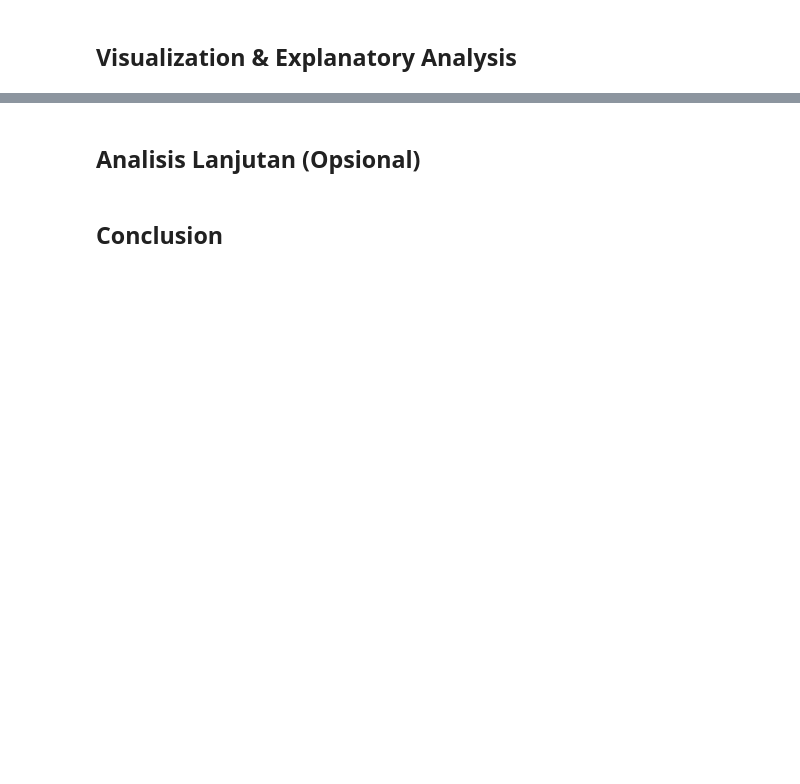
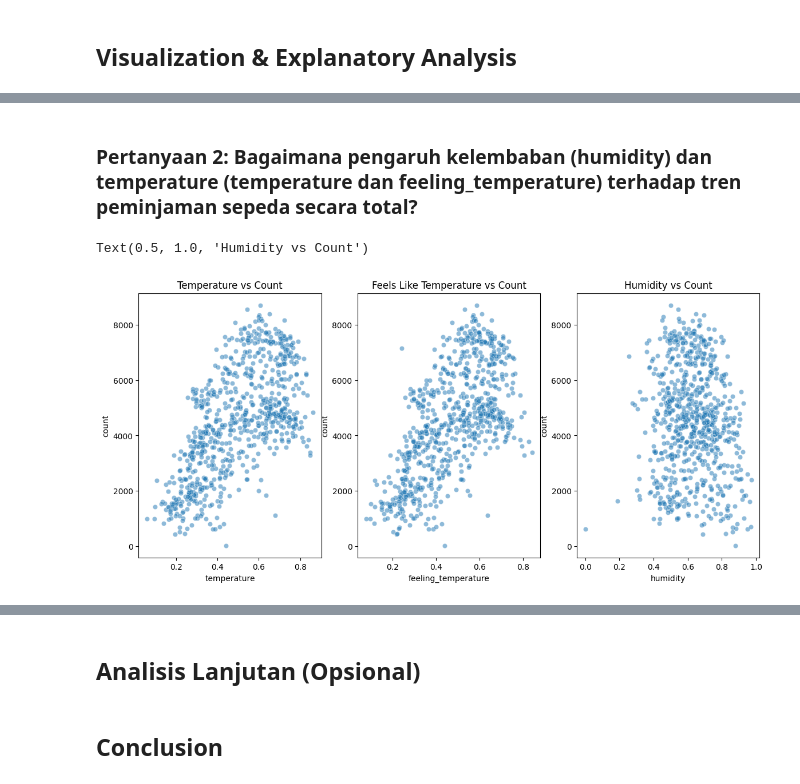
Before and after one commit to RivaroFarrelino/bike-sharing-analysis-dashboard, a Jupyter notebook: notebook.ipynb, the cells around one changed output, grey strips where cells are left out. Drawn from its saved outputs; the diff is of its cells as text; code cells hidden in the pictures; blank space fills up the shorter version.

```diff
--- a/notebook.ipynb
+++ b/notebook.ipynb
@@ -395,0 +490,37 @@ Passing `palette` without assigning `hue` is deprecated and will be removed in v
+# %% [markdown]
+### Pertanyaan 2: Bagaimana pengaruh kelembaban (humidity) dan temperature (temperature dan feeling_temperature) terhadap tren peminjaman sepeda secara total?
+# %%
+plt.figure(figsize=(14, 6))
+
+# Scatter plot untuk 'temperature' vs 'count'
+plt.subplot(1, 3, 1)
+sns.scatterplot(
+    x='temperature',
+    y='count',
+    data=day_df,
+    alpha=0.5
+)
+plt.title('Temperature vs Count')
+
+# Scatter plot untuk 'feeling_temperature' vs 'count'
+plt.subplot(1, 3, 2)
+sns.scatterplot(
+    x='feeling_temperature',
+    y='count',
+    data=day_df,
+    alpha=0.5
+)
+plt.title('Feels Like Temperature vs Count')
+
+# Scatter plot untuk 'humidity' vs 'count'
+plt.subplot(1, 3, 3)
+sns.scatterplot(
+    x='humidity',
+    y='count',
+    data=day_df,
+    alpha=0.5
+)
+plt.title('Humidity vs Count')
+# %% [output]
+Text(0.5, 1.0, 'Humidity vs Count')
+[figure, added]
```
Also changed, not shown: parts of 90 cells of this notebook, 2 other files.
